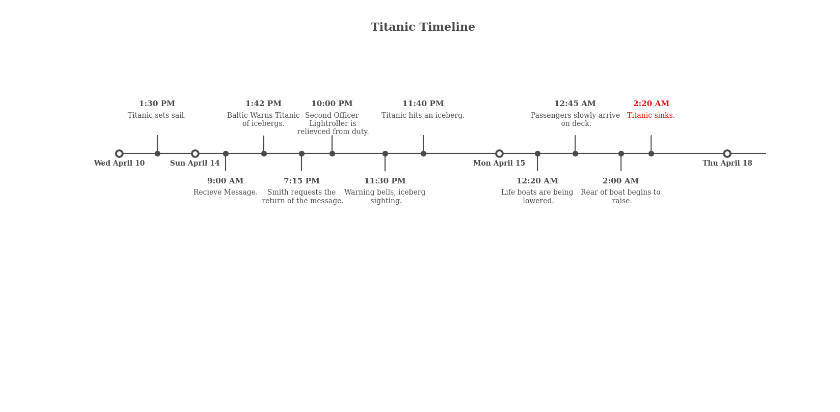
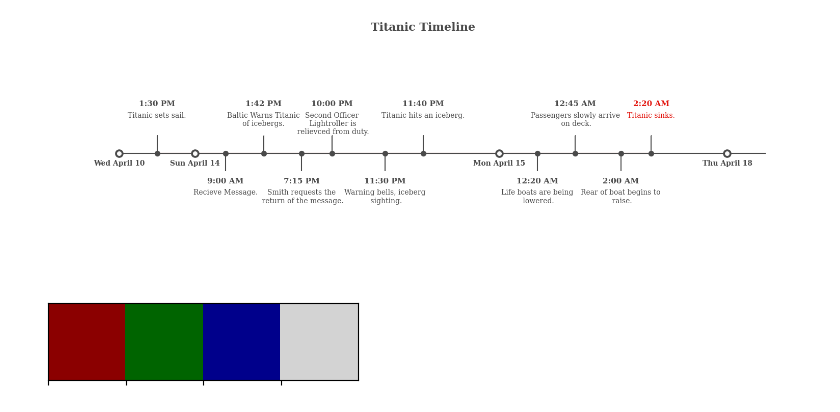
Before and after one commit to VirajBhagiya/Exploratory-data-analysis, a Jupyter notebook: Titanic.ipynb, the cells around one changed output. Drawn from its saved outputs; the diff is of its cells as text; code cells hidden in the pictures; blank space fills up the shorter version.

```diff
--- a/Titanic.ipynb
+++ b/Titanic.ipynb
@@ -87,3 +87,7 @@ ax.set_title("Titanic Timeline", fontweight="bold", fontfamily='serif', fontsize
 plt.show()
 # %% [output]
 [figure]
+# %%
+sns.palplot(["darkred", "darkgreen", "darkblue", "lightgrey"])
+# %% [output]
+[figure, added]
```
Also changed, not shown: parts of 1 cell of this notebook.
